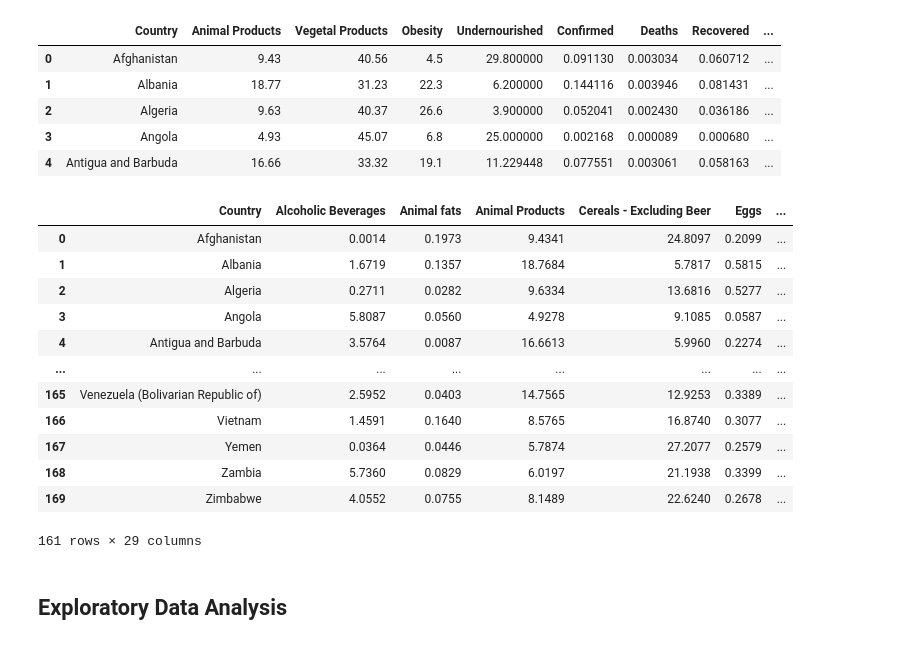
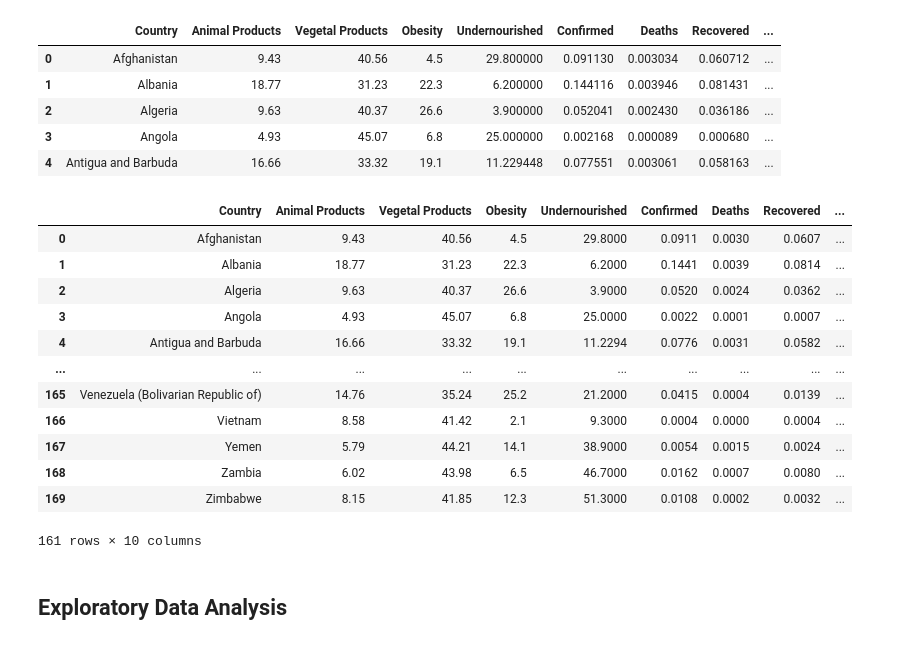
Before and after one commit to MahalavanyaSriram/COVID-19_Prediction, a Jupyter notebook: Kdd_Project.ipynb, the cells around one changed output. Cells and saved outputs as stored; diff of their text form; code cells hidden in the pictures.

```diff
--- a/Kdd_Project.ipynb
+++ b/Kdd_Project.ipynb
@@ -215,21 +215,21 @@ covid_food_data2.head()
 # %%
 # Data Reduction. Since the sample is relatively big with data of all the countries around the world,
 #inroder to reduce the storage capacity round off the values
-np.round(covid_food_data, decimals=4)
+np.round(covid_food_data2, decimals=4)
 # %% [output]
-|  | Country | Alcoholic Beverages | Animal fats | Animal Products | Cereals - Excluding Beer | Eggs | ... |
-| 0 | Afghanistan | 0.0014 | 0.1973 | 9.4341 | 24.8097 | 0.2099 | ... |
-| 1 | Albania | 1.6719 | 0.1357 | 18.7684 | 5.7817 | 0.5815 | ... |
-| 2 | Algeria | 0.2711 | 0.0282 | 9.6334 | 13.6816 | 0.5277 | ... |
-| 3 | Angola | 5.8087 | 0.0560 | 4.9278 | 9.1085 | 0.0587 | ... |
-| 4 | Antigua and Barbuda | 3.5764 | 0.0087 | 16.6613 | 5.9960 | 0.2274 | ... |
-| ... | ... | ... | ... | ... | ... | ... | ... |
-| 165 | Venezuela (Bolivarian Republic of) | 2.5952 | 0.0403 | 14.7565 | 12.9253 | 0.3389 | ... |
-| 166 | Vietnam | 1.4591 | 0.1640 | 8.5765 | 16.8740 | 0.3077 | ... |
-| 167 | Yemen | 0.0364 | 0.0446 | 5.7874 | 27.2077 | 0.2579 | ... |
-| 168 | Zambia | 5.7360 | 0.0829 | 6.0197 | 21.1938 | 0.3399 | ... |
-| 169 | Zimbabwe | 4.0552 | 0.0755 | 8.1489 | 22.6240 | 0.2678 | ... |
+|  | Country | Animal Products | Vegetal Products | Obesity | Undernourished | Confirmed | Deaths | Recovered | ... |
+| 0 | Afghanistan | 9.43 | 40.56 | 4.5 | 29.8000 | 0.0911 | 0.0030 | 0.0607 | ... |
+| 1 | Albania | 18.77 | 31.23 | 22.3 | 6.2000 | 0.1441 | 0.0039 | 0.0814 | ... |
+| 2 | Algeria | 9.63 | 40.37 | 26.6 | 3.9000 | 0.0520 | 0.0024 | 0.0362 | ... |
+| 3 | Angola | 4.93 | 45.07 | 6.8 | 25.0000 | 0.0022 | 0.0001 | 0.0007 | ... |
+| 4 | Antigua and Barbuda | 16.66 | 33.32 | 19.1 | 11.2294 | 0.0776 | 0.0031 | 0.0582 | ... |
+| ... | ... | ... | ... | ... | ... | ... | ... | ... | ... |
+| 165 | Venezuela (Bolivarian Republic of) | 14.76 | 35.24 | 25.2 | 21.2000 | 0.0415 | 0.0004 | 0.0139 | ... |
+| 166 | Vietnam | 8.58 | 41.42 | 2.1 | 9.3000 | 0.0004 | 0.0000 | 0.0004 | ... |
+| 167 | Yemen | 5.79 | 44.21 | 14.1 | 38.9000 | 0.0054 | 0.0015 | 0.0024 | ... |
+| 168 | Zambia | 6.02 | 43.98 | 6.5 | 46.7000 | 0.0162 | 0.0007 | 0.0080 | ... |
+| 169 | Zimbabwe | 8.15 | 41.85 | 12.3 | 51.3000 | 0.0108 | 0.0002 | 0.0032 | ... |
-161 rows × 29 columns
+161 rows × 10 columns
 # %% [markdown]
 ## Exploratory Data Analysis
 # %%
```
Also changed, not shown: parts of 3 cells of this notebook.
